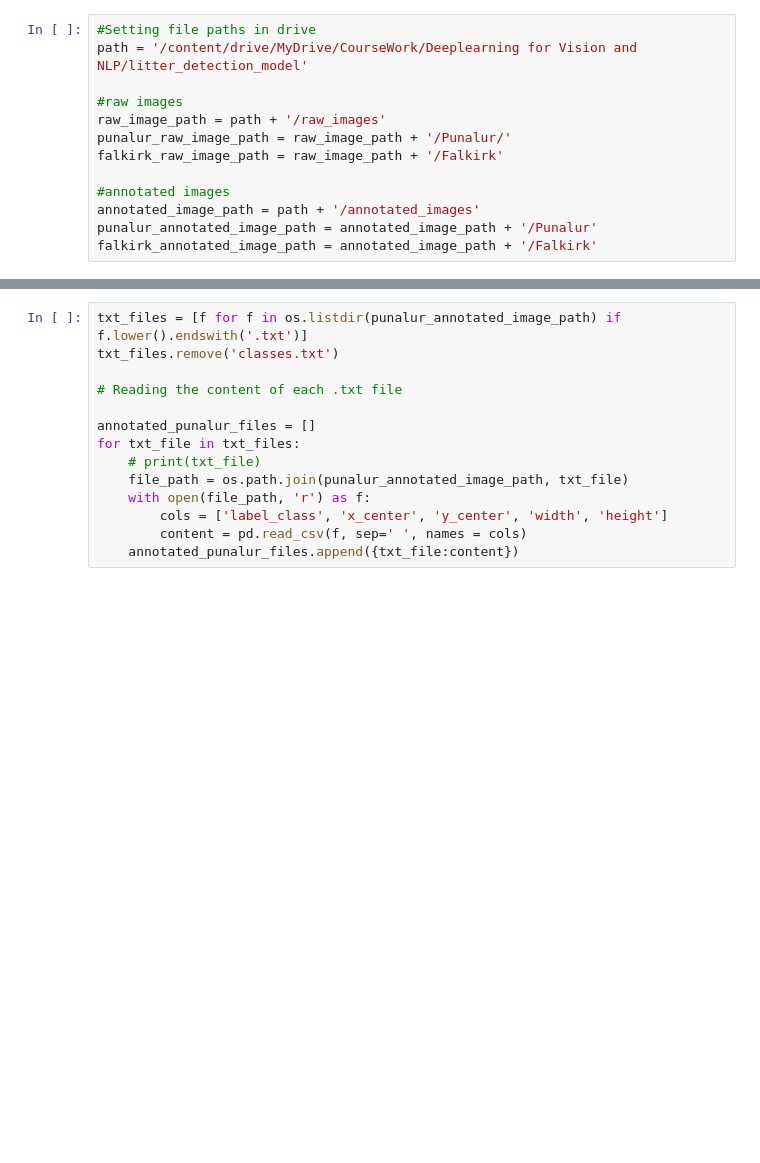
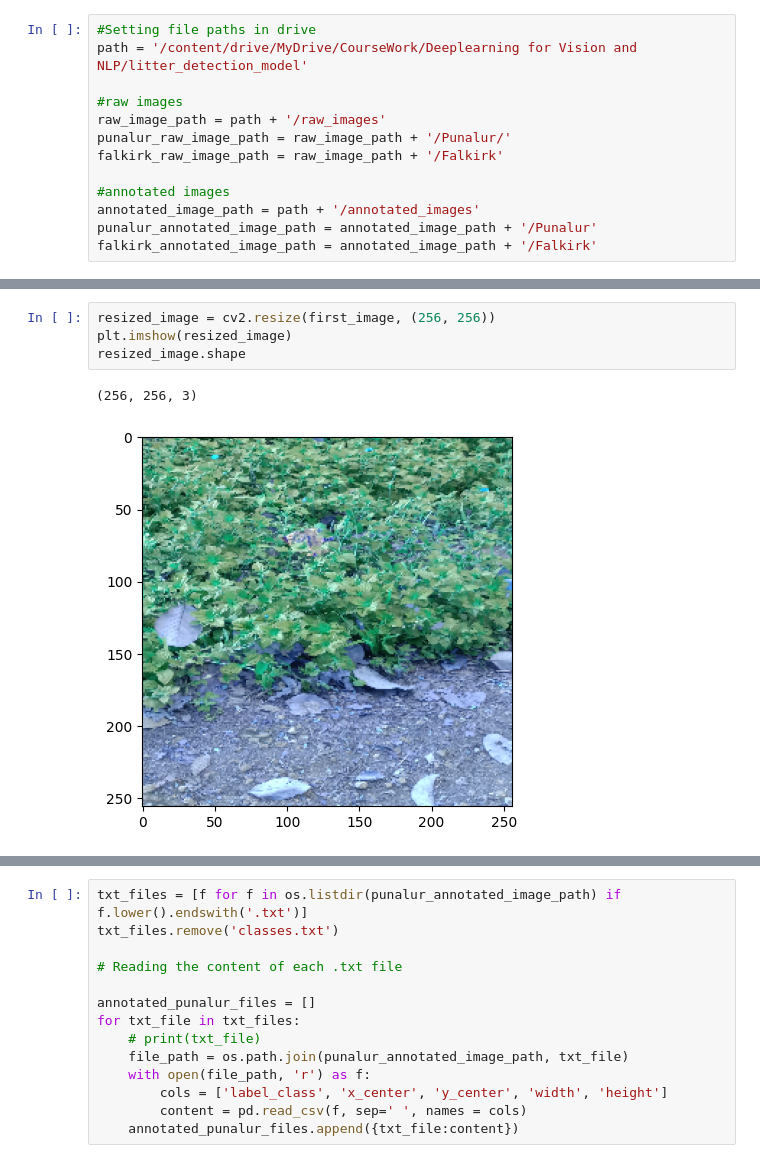
Before and after one commit to bipinthecoder/Street-Litter-Detection, a Jupyter notebook: vgg16_litter_detection.ipynb, the cells around one changed output, grey strips where cells are left out. Saved outputs shown, nothing was run; the diff lists cells and outputs as text; blank space fills up the shorter version.

```diff
--- a/vgg16_litter_detection.ipynb
+++ b/vgg16_litter_detection.ipynb
@@ -57,0 +60,7 @@ plt.show()
+# %%
+resized_image = cv2.resize(first_image, (256, 256))
+plt.imshow(resized_image)
+resized_image.shape
+# %% [output]
+(256, 256, 3)
+[figure, added]
```
Also changed, not shown: parts of 16 cells of this notebook.
